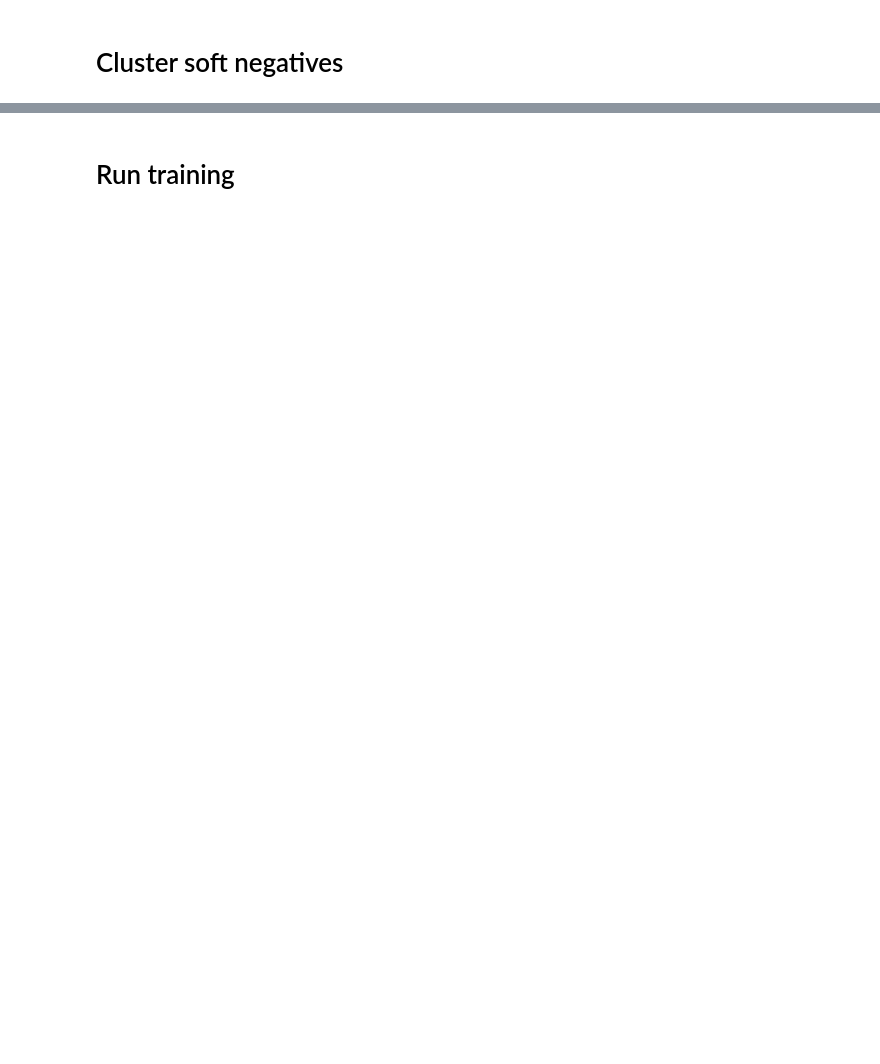
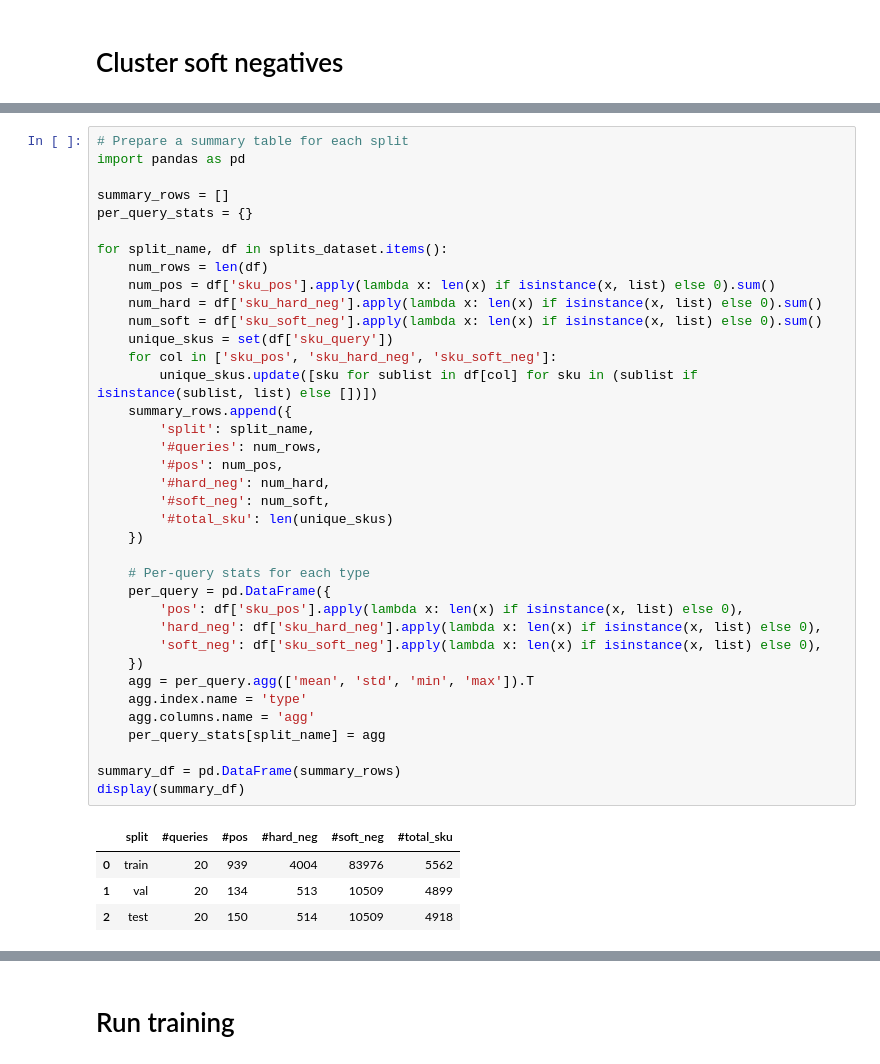
Before and after one commit to tony-pitchblack/marketplace_analytics, a Jupyter notebook: clip-siamese/contrastive_train_data-spliting-by-query.ipynb, the cells around one changed output, grey strips where cells are left out. Saved outputs shown, nothing was run; the diff lists cells and outputs as text; blank space fills up the shorter version.

```diff
--- a/clip-siamese/contrastive_train_data-spliting-by-query.ipynb
+++ b/clip-siamese/contrastive_train_data-spliting-by-query.ipynb
@@ -1127,0 +1144,42 @@ actual_test_df["label"]  = 1 - actual_test_df["label"]
+# %%
+# Prepare a summary table for each split
+import pandas as pd
+
+summary_rows = []
+per_query_stats = {}
+
+for split_name, df in splits_dataset.items():
+    num_rows = len(df)
+    num_pos = df['sku_pos'].apply(lambda x: len(x) if isinstance(x, list) else 0).sum()
+    num_hard = df['sku_hard_neg'].apply(lambda x: len(x) if isinstance(x, list) else 0).sum()
+    num_soft = df['sku_soft_neg'].apply(lambda x: len(x) if isinstance(x, list) else 0).sum()
+    unique_skus = set(df['sku_query'])
+    for col in ['sku_pos', 'sku_hard_neg', 'sku_soft_neg']:
+        unique_skus.update([sku for sublist in df[col] for sku in (sublist if isinstance(sublist, list) else [])])
+    summary_rows.append({
+        'split': split_name,
+        '#queries': num_rows,
+        '#pos': num_pos,
+        '#hard_neg': num_hard,
+        '#soft_neg': num_soft,
+        '#total_sku': len(unique_skus)
+    })
+
+    # Per-query stats for each type
+    per_query = pd.DataFrame({
+        'pos': df['sku_pos'].apply(lambda x: len(x) if isinstance(x, list) else 0),
+        'hard_neg': df['sku_hard_neg'].apply(lambda x: len(x) if isinstance(x, list) else 0),
+        'soft_neg': df['sku_soft_neg'].apply(lambda x: len(x) if isinstance(x, list) else 0),
+    })
+    agg = per_query.agg(['mean', 'std', 'min', 'max']).T
+    agg.index.name = 'type'
+    agg.columns.name = 'agg'
+    per_query_stats[split_name] = agg
+
+summary_df = pd.DataFrame(summary_rows)
+display(summary_df)
+# %% [output]
+|  | split | #queries | #pos | #hard_neg | #soft_neg | #total_sku |
+| 0 | train | 20 | 939 | 4004 | 83976 | 5562 |
+| 1 | val | 20 | 134 | 513 | 10509 | 4899 |
+| 2 | test | 20 | 150 | 514 | 10509 | 4918 |
```
Also changed, not shown: parts of 59 cells of this notebook.
